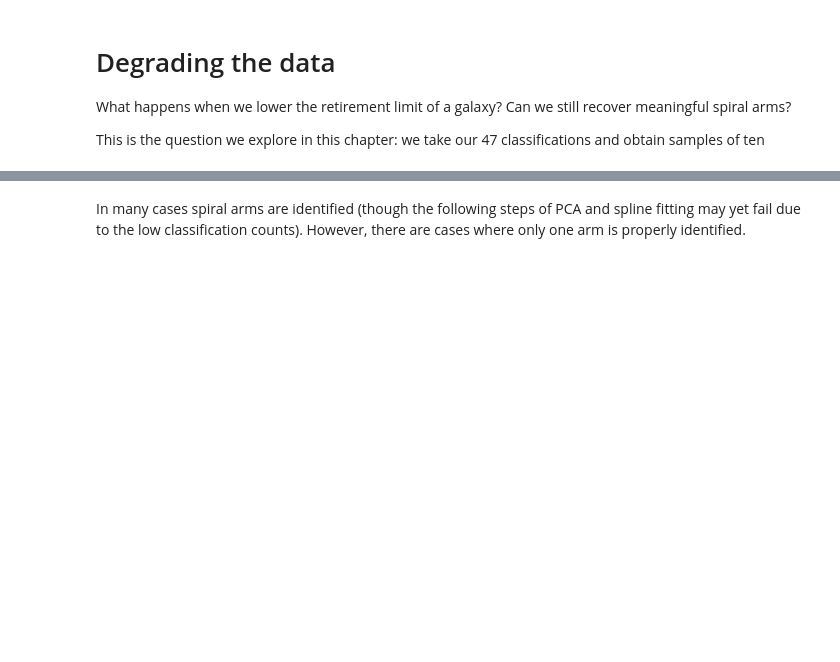
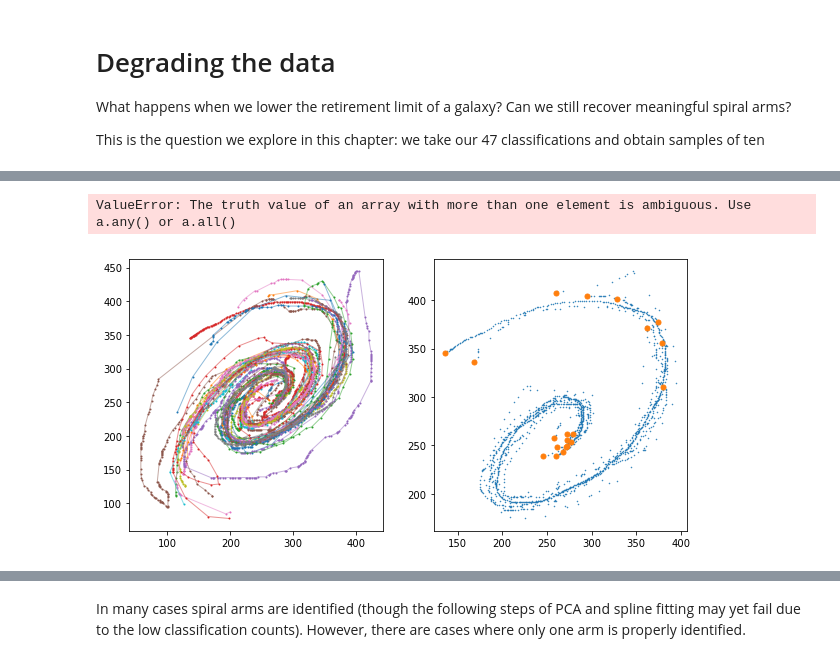
Before and after one commit to tingard/Galaxy-builder-aggregation, a Jupyter notebook: spiral-aggregation/chapter-4.ipynb, the cells around one changed output, grey strips where cells are left out. Cells and saved outputs as stored; diff of their text form; code cells hidden in the pictures; blank space fills up the shorter version.

```diff
--- a/spiral-aggregation/chapter-4.ipynb
+++ b/spiral-aggregation/chapter-4.ipynb
@@ -119,0 +150,74 @@ ValueError: all the input arrays must have same number of dimensions
+# %%
+fig, ax = plt.subplots(ncols=2, nrows=1, figsize=(10, 5))
+groupIndex = 1
+indices = classificationGroups[1]
+print('Working on group {}'.format(groupIndex + 1))
+filteredAnnotations = [annotations[i] for i in indices]
+annotationsWithSpiral = [c[3]['value'][0]['value'] for c in filteredAnnotations if len(c[3]['value'][0]['value'])]
+spirals = [[a['points'] for a in c] for c in annotationsWithSpiral]
+spiralsWithLengthCut = [
+    [[[p['x'], p['y']] for p in a] for a in c]
+    for c in spirals if all([len(a) > 5 for a in c])
+]
+drawnArms = np.array([np.array(arm) for classification in spiralsWithLengthCut for arm in classification])
+print('\tPlotting classifications...')
+for index, arm in enumerate(drawnArms):
+    ax[0].plot(arm[:, 0], arm[:, 1], linewidth=1, alpha=0.5, c='C{}'.format(index % 10))
+    ax[0].plot(arm[:, 0], arm[:, 1], '.', markersize=2, c='C{}'.format(index % 10))
+splines = []
+
+print('\tClustering arms...')
+armLabels = groupPolylines.clusterPolyLines(drawnArms)
+
+for armLabel in range(np.max(armLabels) + 1):
+    print('\tWorking on arm label {}'.format(armLabel))
+    pointCloud = np.concatenate(drawnArms[armLabels == armLabel])
+
+    ax[1].plot(pointCloud[:, 0], pointCloud[:, 1], '.', markerSize=1, label='points in arm {}'.format(armLabel))
+    startEndPoints = np.array(
+        [i[0] for i in drawnArms[armLabels == armLabel]]
+        + [i[-1] for i in drawnArms[armLabels == armLabel]]
+    )
+    ax[1].plot(
+        startEndPoints[:, 0],
+        startEndPoints[:, 1],
+        'o',
+        markerSize=5,
+        label='Arm {} start/end points'.format(armLabel)
+    )
+
+    cleanedCloud, outlierMask = groupPolylines.identifyOutliers(pointCloud)
+
+    vectorField, variances = pcaSpiralExtract.getVectorField(cleanedCloud)
+    varianceCutoffMask = variances[:, 0] / variances[:, 1] > 3.0
+    cleanedVectorField = vectorField[varianceCutoffMask]
+
+    startCluster = pcaSpiralExtract.getStartCluster(drawnArms[armLabels == armLabel], cleanedCloud)
+
+    if (not bool(startCluster)) or startCluster.shape[0] == 0:
+        print('>>>> No start cluster identified')
+        continue
+    ax[1].plot(startCluster[:, 0], startCluster[:, 1], 'x', markersize=10)
+    paths = pcaSpiralExtract.dropSticks(startCluster, cleanedVectorField)
+    for path in paths:
+        ax[1].plot(path[:, 0], path[:, 1], linewidth=1, alpha=0.5)
+
+    downstreamPoints = np.array([p[-1] for p in paths])
+    upstreamPoints = np.array([p[0] for p in paths])
+
+    downstreamClusterMask = pcaSpiralExtract.findDownstreamCluster(downstreamPoints)
+    if not np.any(downstreamClusterMask):
+        print('>>>> No downstream cluster identified')
+        continue
+    startPoint = (
+        np.add.reduce(startCluster[downstreamClusterMask]) /
+        startCluster[downstreamClusterMask].shape[0]
+    )
+    finalPath = pcaSpiralExtract.dropStick(startPoint, cleanedVectorField)
+    res = pcaSpiralExtract.sortCloudAlongLine(cleanedCloud, finalPath)
+    pointOrder = np.argsort(res[0])
+
+    Sx, Sy = pcaSpiralExtract.fitParametrisedSpline(cleanedCloud[pointOrder]/512)
+    splines.append([Sx, Sy])
+ax[1].legend()
+# %% [output]
@@ -120,2 +241,4 @@ ValueError: all the input arrays must have same number of dimensions
+ValueError: The truth value of an array with more than one element is ambiguous. Use a.any() or a.all()
+[figure, added]
 # %%
 list(filter(lambda i: i==2, [1,2,3] ))
```
Also changed, not shown: parts of 5 cells of this notebook, 16 other files.
